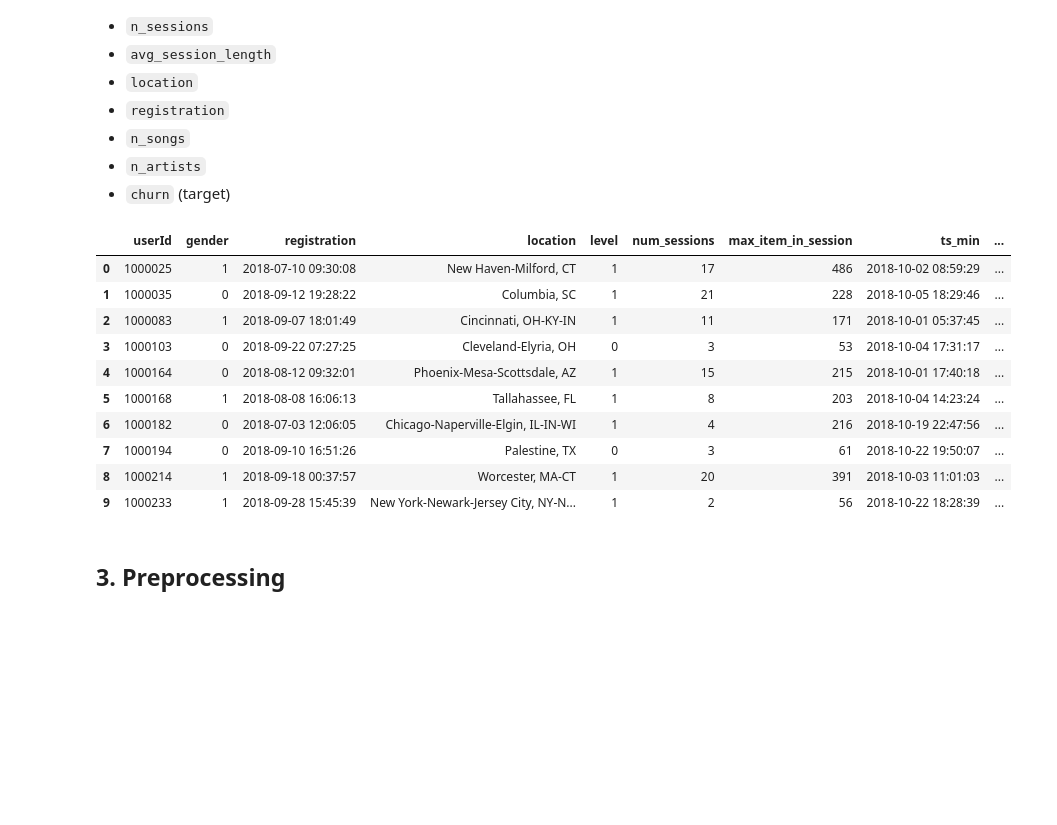
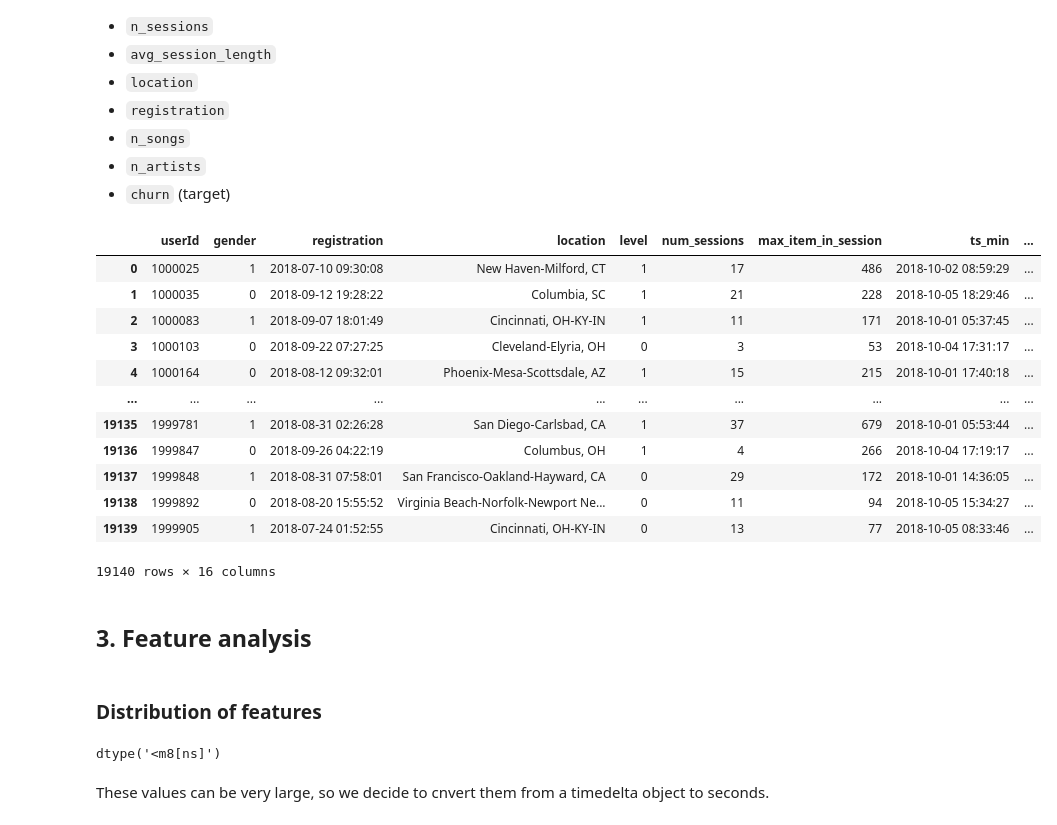
Before and after one commit to AndreeaPatarlageanu/DataScienceProject, a Jupyter notebook: EDA & Preprocessing.ipynb, the cells around one changed output. Cells and saved outputs as stored; diff of their text form; code cells hidden in the pictures; blank space fills up the shorter version.

Commit message:
feature analysis

```diff
--- a/EDA & Preprocessing.ipynb
+++ b/EDA & Preprocessing.ipynb
@@ -19,5 +23,10 @@ We will start with an exploratory data analysis in order to better understand th
 # %% [markdown]
 #### Load data
 # %%
-# ! Add code to verify if the file exists!
-df = pd.read_parquet("Data/train.parquet")
+file_path = "Data/train.parquet"
+
+if os.path.exists(file_path):
+    df = pd.read_parquet(file_path)
+    print("File exists and loaded successfully in df.")
+else:
+    print("Error: file does not exist.")
@@ -435,18 +443,28 @@ user_df.columns = ['userId', 'gender', 'registration', 'location', 'level',
 user_df['days_active'] = (user_df['ts_max'] - user_df['ts_min']).dt.days
 user_df['membership_length'] = (user_df['ts_max'] - user_df['registration']).dt.days
 # %%
-user_df.head(10)
+user_df
 # %% [output]
 |  | userId | gender | registration | location | level | num_sessions | max_item_in_session | ts_min | ... |
 | 0 | 1000025 | 1 | 2018-07-10 09:30:08 | New Haven-Milford, CT | 1 | 17 | 486 | 2018-10-02 08:59:29 | ... |
 | 1 | 1000035 | 0 | 2018-09-12 19:28:22 | Columbia, SC | 1 | 21 | 228 | 2018-10-05 18:29:46 | ... |
 | 2 | 1000083 | 1 | 2018-09-07 18:01:49 | Cincinnati, OH-KY-IN | 1 | 11 | 171 | 2018-10-01 05:37:45 | ... |
 | 3 | 1000103 | 0 | 2018-09-22 07:27:25 | Cleveland-Elyria, OH | 0 | 3 | 53 | 2018-10-04 17:31:17 | ... |
 | 4 | 1000164 | 0 | 2018-08-12 09:32:01 | Phoenix-Mesa-Scottsdale, AZ | 1 | 15 | 215 | 2018-10-01 17:40:18 | ... |
-| 5 | 1000168 | 1 | 2018-08-08 16:06:13 | Tallahassee, FL | 1 | 8 | 203 | 2018-10-04 14:23:24 | ... |
-| 6 | 1000182 | 0 | 2018-07-03 12:06:05 | Chicago-Naperville-Elgin, IL-IN-WI | 1 | 4 | 216 | 2018-10-19 22:47:56 | ... |
-| 7 | 1000194 | 0 | 2018-09-10 16:51:26 | Palestine, TX | 0 | 3 | 61 | 2018-10-22 19:50:07 | ... |
-| 8 | 1000214 | 1 | 2018-09-18 00:37:57 | Worcester, MA-CT | 1 | 20 | 391 | 2018-10-03 11:01:03 | ... |
-| 9 | 1000233 | 1 | 2018-09-28 15:45:39 | New York-Newark-Jersey City, NY-N... | 1 | 2 | 56 | 2018-10-22 18:28:39 | ... |
+| ... | ... | ... | ... | ... | ... | ... | ... | ... | ... |
+| 19135 | 1999781 | 1 | 2018-08-31 02:26:28 | San Diego-Carlsbad, CA | 1 | 37 | 679 | 2018-10-01 05:53:44 | ... |
+| 19136 | 1999847 | 0 | 2018-09-26 04:22:19 | Columbus, OH | 1 | 4 | 266 | 2018-10-04 17:19:17 | ... |
+| 19137 | 1999848 | 1 | 2018-08-31 07:58:01 | San Francisco-Oakland-Hayward, CA | 0 | 29 | 172 | 2018-10-01 14:36:05 | ... |
+| 19138 | 1999892 | 0 | 2018-08-20 15:55:52 | Virginia Beach-Norfolk-Newport Ne... | 0 | 11 | 94 | 2018-10-05 15:34:27 | ... |
+| 19139 | 1999905 | 1 | 2018-07-24 01:52:55 | Cincinnati, OH-KY-IN | 0 | 13 | 77 | 2018-10-05 08:33:46 | ... |
+19140 rows × 16 columns
 # %% [markdown]
-## 3. Preprocessing
+## 3. Feature analysis
+# %% [markdown]
+### Distribution of features
+# %%
+user_df["avg_session_length"].dtypes
+# %% [output]
+dtype('<m8[ns]')
+# %% [markdown]
+These values can be very large, so we decide to cnvert them from a timedelta object to seconds.
```
Also changed, not shown: parts of 32 cells of this notebook.
